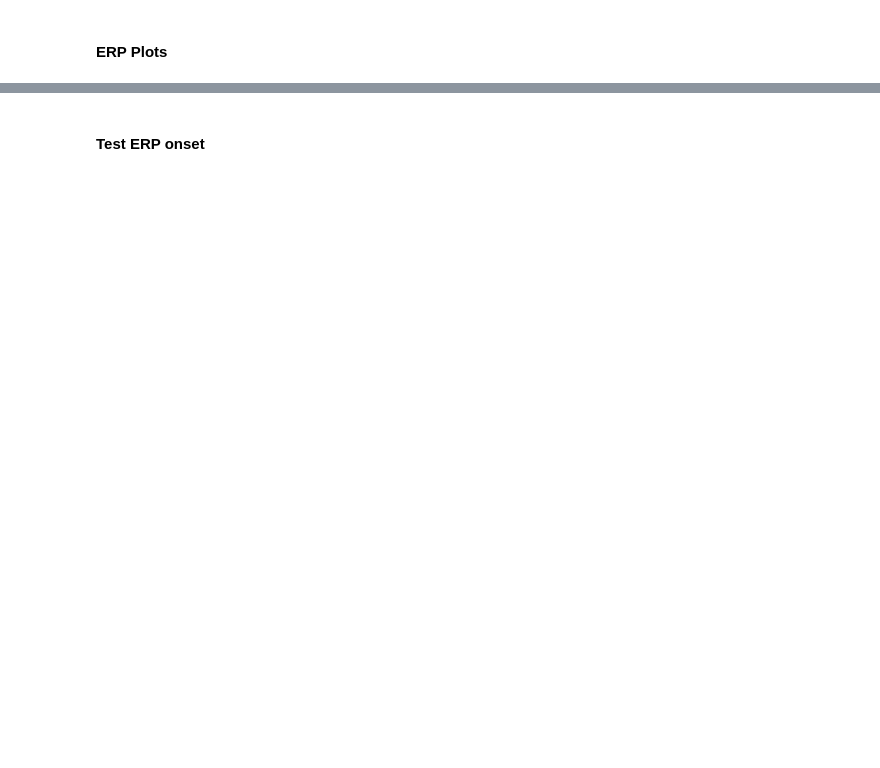
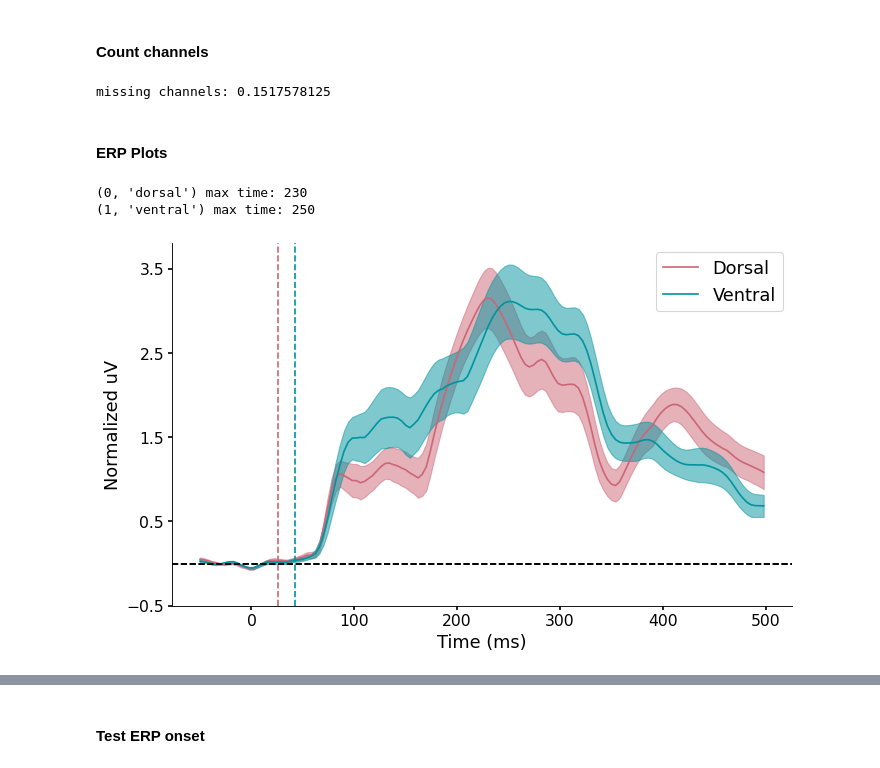
Before and after one commit to vayzenb/pepdoc, a Jupyter notebook: analysis/pepdoc_analysis_figs.ipynb, the cells around one changed output, grey strips where cells are left out. Cells and saved outputs as stored; diff of their text form; code cells hidden in the pictures; blank space fills up the shorter version.

```diff
--- a/analysis/pepdoc_analysis_figs.ipynb
+++ b/analysis/pepdoc_analysis_figs.ipynb
@@ -36,6 +35,23 @@ start_window = pre_stim - (bin_length*(bin_size-1))
 stim_onset = int(start_window/bin_length)+1
 stim_offset = int(stim_end/bin_length)+stim_onset-1
 timepoints = list(range(-start_window, post_stim, bin_length)) #134 20 ms bins
+# %% [markdown]
+#### Count channels
+# %%
+"""Count how many channels are missing on average"""
+
+channel_perc = []
+for sub in sub_list:
+    for category in categories[0:1]: #loop through categories
+
+
+        curr_df = pd.read_csv(f'/{data_dir}/{sub}/{category}s/{category}{1}.tsv' , sep='\t')#read in the file; first value is the file name
+
+        channel_perc.append(1-curr_df.shape[0]/256)
+
+print('missing channels:',np.mean(channel_perc))
+# %% [output]
+missing channels: 0.1517578125
 # %% [markdown]
 #### ERP Plots
 # %%
@@ -47,8 +63,9 @@ roi_names = ['Ventral', 'Dorsal']
 colors = ['#CC6677','#00949e']
 
 rois = ['dorsal', 'ventral']
-colors = ['#00949e','#CC6677']
-onsets = [66,82]
+roi_names = ['Dorsal','Ventral']
+#colors = ['#00949e','#CC6677']
+onsets = [26,42]
 
 plt.figure(figsize=(10, 6), dpi=80)
 for roi in enumerate(rois):
@@ -61,37 +78,43 @@ for roi in enumerate(rois):
     roi_norm = roi_erp - pre_stim[:,None]#subtract the prestimulus average from each timepoint
 
     roi_mean = np.mean(roi_norm, axis=0)
+    maxtime = np.where(roi_mean == np.max(roi_mean))[0][0]
+    print(f'{roi} max time:', ((maxtime *bin_length)-start_window))
 
 
     sem = np.std(roi_norm, ddof=1, axis =0) / np.sqrt(roi_norm.shape[0])
 
     plt.plot(timepoints, roi_mean, label=roi[1].capitalize(), color = colors[roi[0]]) #...plot the data, add error bars to mat plot lib, use standard error of the mean to add., there is a package called psypy to do this (psyplot - SEM)
     plt.axhline(y=0, color='k', linestyle='--')
 
-#plt.axhline(y=0.2215, color='k', linestyle='--')
+    plt.axvline(x=onsets[roi[0]], color=colors[roi[0]], linestyle='--')
     plt.fill_between(timepoints, roi_mean-sem, roi_mean+sem,alpha=0.5, color = colors[roi[0]])
     plt.legend(fontsize=16)
 
     plt.xlabel('Time (ms)',fontsize=16)
-    plt.ylabel('uV',fontsize=16)
+    plt.ylabel('Normalized uV',fontsize=16)
 
     plt.xticks(fontsize= 14)
     plt.yticks(fontsize= 14)
     plt.ylim(-.5,3.8)
 
     ax = plt.gca()
     ax.xaxis.set_tick_params(width=1.5)
     ax.yaxis.set_tick_params(width=1.5)
 
     start, end = ax.get_ylim()
     ax.yaxis.set_ticks(np.arange(start, end, 1))
 
     ax.spines['top'].set_visible(False)
     ax.spines['right'].set_visible(False)
 
     #plt.show()
 
     plt.savefig(f'{fig_dir}/erp_plot.png', dpi=300)
+# %% [output]
+(0, 'dorsal') max time: 230
+(1, 'ventral') max time: 250
+[figure, added]
 # %%
 
 rois = ['dorsal','ventral']
```
Also changed, not shown: parts of 36 cells of this notebook, 20 other files.
